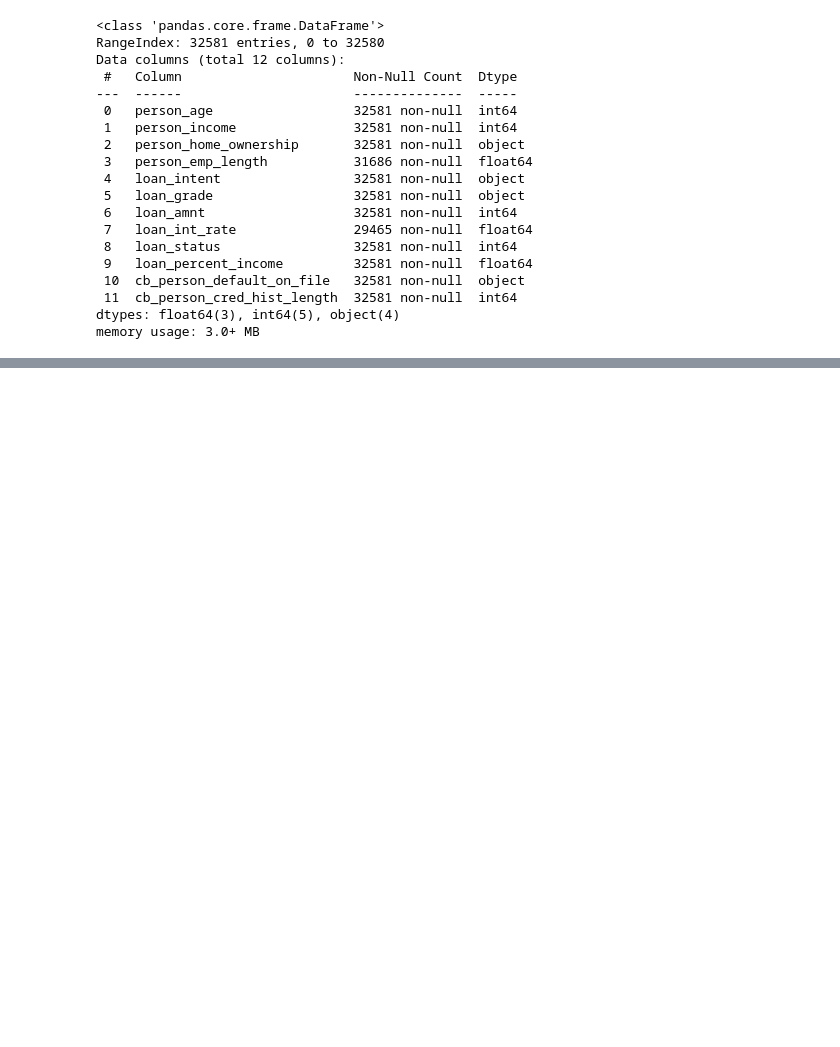
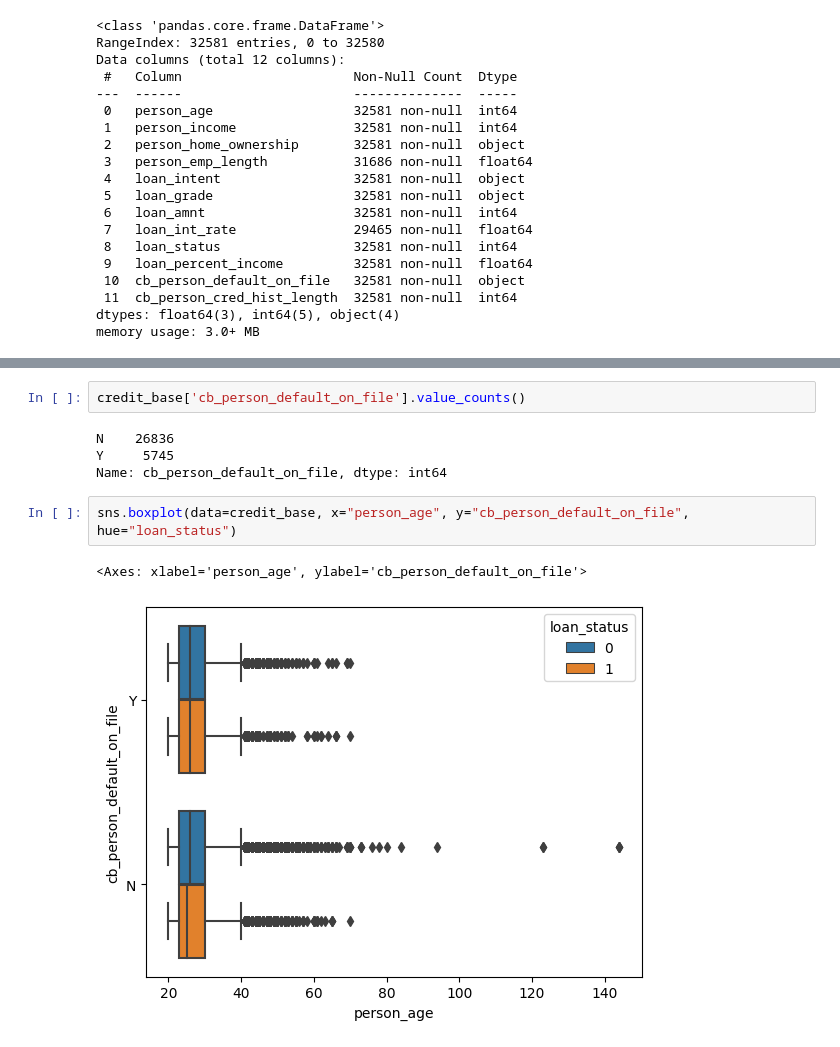
Before and after one commit to lokeshreddiee/Task_Completion, a Jupyter notebook: CMPE_255_GROUP_9.ipynb, the cells around one changed output, grey strips where cells are left out. Cells and saved outputs as stored; diff of their text form; blank space fills up the shorter version.

```diff
--- a/CMPE_255_GROUP_9.ipynb
+++ b/CMPE_255_GROUP_9.ipynb
@@ -86,0 +193,11 @@ memory usage: 3.0+ MB
+# %%
+credit_base['cb_person_default_on_file'].value_counts()
+# %% [output]
+N    26836
+Y     5745
+Name: cb_person_default_on_file, dtype: int64
+# %%
+sns.boxplot(data=credit_base, x="person_age", y="cb_person_default_on_file", hue="loan_status")
+# %% [output]
+<Axes: xlabel='person_age', ylabel='cb_person_default_on_file'>
+[figure, added]
```
Also changed, not shown: parts of 14 cells of this notebook.
